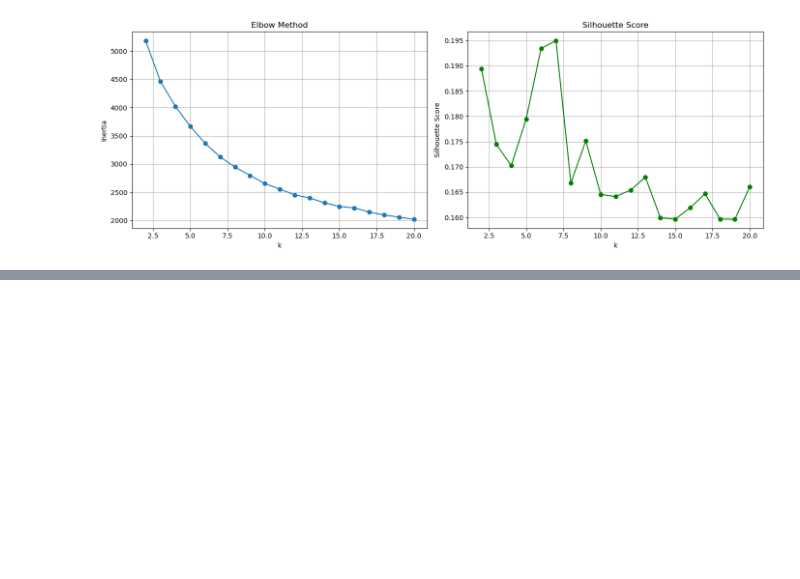
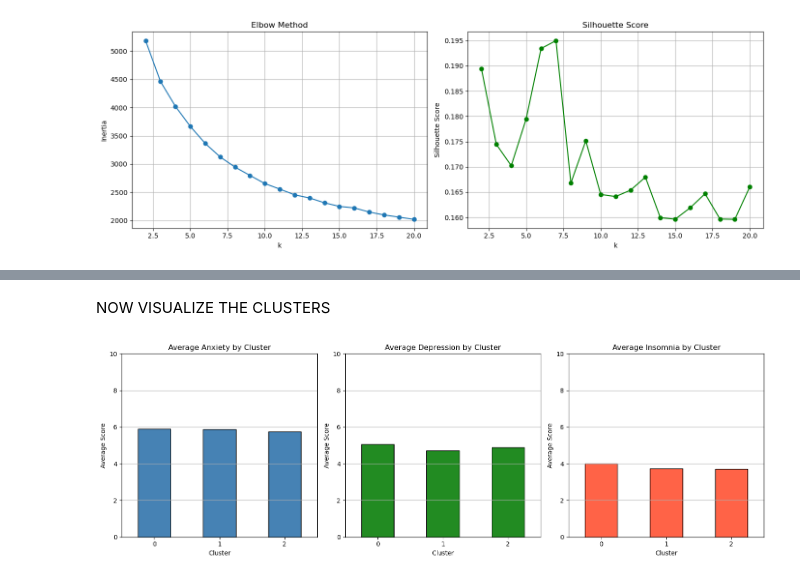
Before and after one commit to MurathanKbk/DSA_210_TERMPROJECT_MURATHANKABAK, a Jupyter notebook: edaHypothesisAndML.ipynb, the cells around one changed output, grey strips where cells are left out. Drawn from its saved outputs; the diff is of its cells as text; code cells hidden in the pictures; blank space fills up the shorter version.

```diff
--- a/edaHypothesisAndML.ipynb
+++ b/edaHypothesisAndML.ipynb
@@ -901,0 +911,8 @@ print(df_cluster['cluster'].value_counts())
+# %%
+df_cluster['Anxiety'] = merged.loc[df_cluster.index, 'Anxiety']
+df_cluster['Depression'] = merged.loc[df_cluster.index, 'Depression']
+df_cluster['Insomnia'] = merged.loc[df_cluster.index, 'Insomnia']
+
+#Avg of each cluster
+cluster_summary = df_cluster.groupby('cluster')[audio_features + survey_features + ['Anxiety', 'Depression', 'Insomnia']].mean().round(2)
+print(cluster_summary)
@@ -901,0 +937,21 @@ print(df_cluster['cluster'].value_counts())
+# %% [markdown]
+NOW VISUALIZE THE CLUSTERS
+# %%
+fig,axes = plt.subplots(1,3, figsize=(15,5))
+
+metrics = ['Anxiety', 'Depression', 'Insomnia']
+colors = ['steelblue', 'forestgreen', 'tomato']
+
+for ax, metric, color in zip(axes, metrics, colors):
+    cluster_summary[metric].plot(kind='bar', ax=ax, color=color, edgecolor='black')
+    ax.set_title(f'Average {metric} by Cluster')
+    ax.set_xlabel('Cluster')
+    ax.set_ylabel('Average Score')
+    ax.set_ylim(0, 10)
+    ax.tick_params(axis='x', rotation=0)
+    ax.grid(True, axis='y')
+
+plt.tight_layout()
+plt.show()
+# %% [output]
+[figure, added]
```
Also changed, not shown: parts of 3 cells of this notebook.
